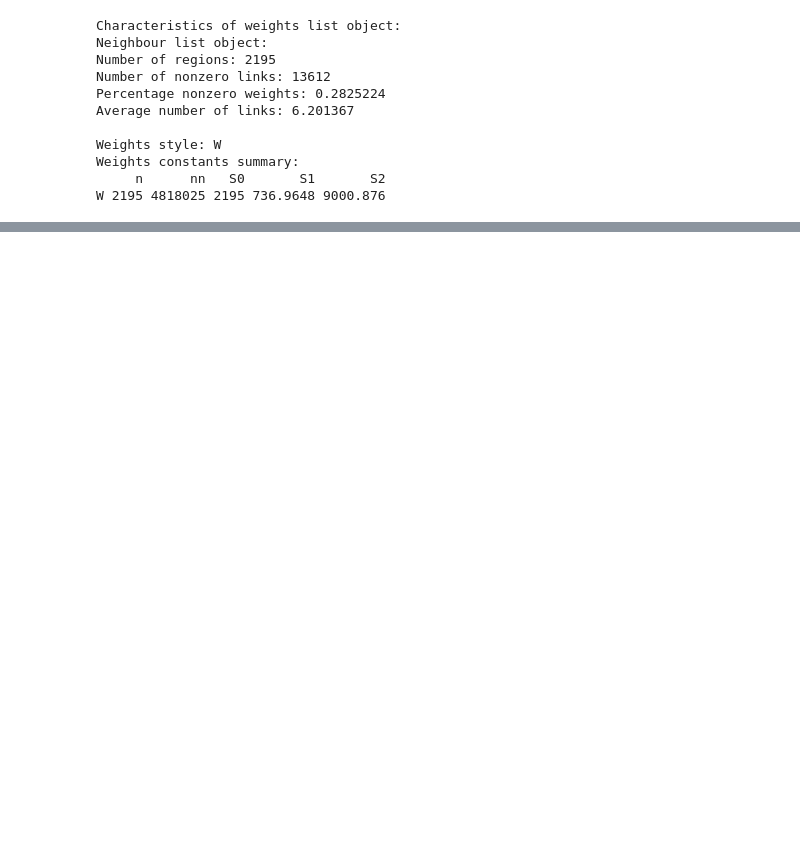
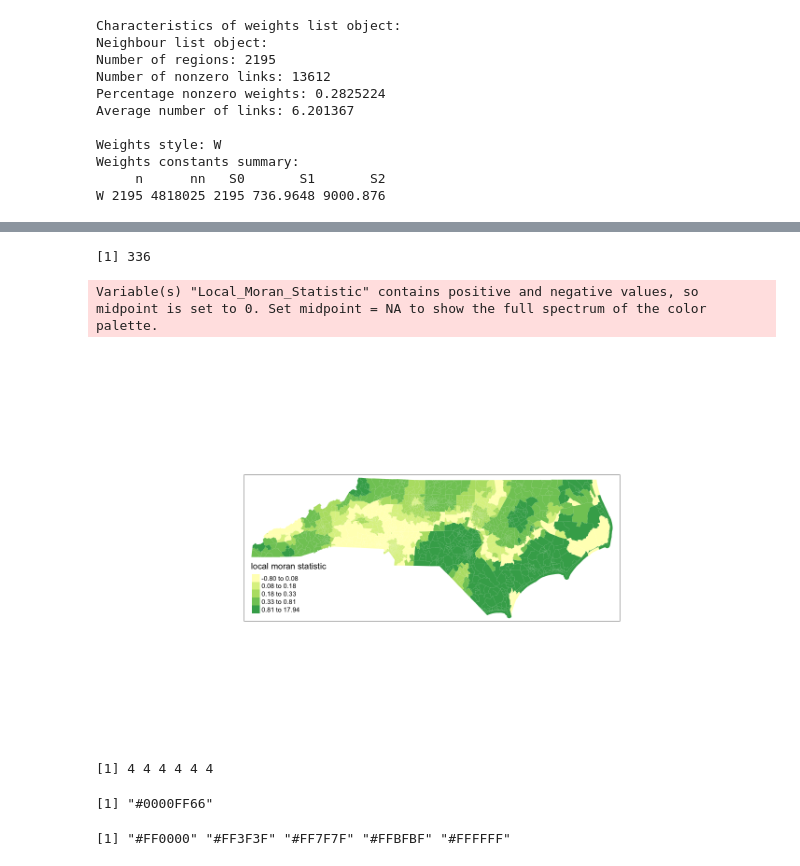
Before and after one commit to UNC-CEMALB/ENVIROSCAN, a Jupyter notebook: 6. Wildfire Risk Spatial Analysis/Wildfire Risk Spatial Analysis.ipynb, the cells around one changed output, grey strips where cells are left out. Drawn from its saved outputs; the diff is of its cells as text; code cells hidden in the pictures; blank space fills up the shorter version.

```diff
--- a/6. Wildfire Risk Spatial Analysis/Wildfire Risk Spatial Analysis.ipynb
+++ b/6. Wildfire Risk Spatial Analysis/Wildfire Risk Spatial Analysis.ipynb
@@ -270,0 +223,12 @@ A matrix: 6 × 5 of type dbl
+# %%
+#ordered_ids = order(whp_spatial_df$GEO_ID) remove!!!
+local <- data.frame(GEO_ID = whp_spatial_df$GEO_ID, # adding back in geo ids
+                    localmoran(x = whp_spatial_df$Wildfire_Hazard_Potential_Mean,
+                               listw = nb2listw(neighbors, style = "W")))
+
+# renaming col names
+colnames(local)[2:6] = c("Local_Moran_Statistic", "Statistic_Expectation", "Statistic_Variance", "Statistic_Std", "P Value")
+
+# adding a p adjusted col
+local$`P Adj` = p.adjust(local$`P Value`, method = "fdr")
+head(local)
@@ -271,21 +245,48 @@ A matrix: 6 × 5 of type dbl
+# %%
+# out of the 2,195 regions, 336 are significantly autocorrelated
+length(local$`P Adj`[local$`P Adj` < 0.05])
+# %% [output]
+[1] 336
+# %%
+# plot of local moran statistics, NOT SURE IF WE REALLY NEED THIS
+moran.map <- cbind(whp_spatial_sf, local)
+tm_shape(moran.map) +
+  tm_fill(col = "Local_Moran_Statistic",
+          style = "quantile",
+          title = "local moran statistic")
+# %% [output]
+Variable(s) "Local_Moran_Statistic" contains positive and negative values, so midpoint is set to 0. Set midpoint = NA to show the full spectrum of the color palette.
+[figure, added]
 # %%
-quadrant <- vector(mode="numeric",length=nrow(local))
+# plotting LISA clusters...whatever that means
+quadrant <- vector(mode = "numeric",length = nrow(local))
 
 # centers the variable of interest around its mean
 m.qualification <- whp_spatial_df$Wildfire_Hazard_Potential_Mean - mean(whp_spatial_df$Wildfire_Hazard_Potential_Mean)
 
 # centers the local Moran's around the mean
-m.local <- local[,1] - mean(local[,1])
+m.local <- local$Local_Moran_Statistic - mean(local$Local_Moran_Statistic)
 
 # significance threshold
 signif <- 0.05
 
 # builds a data quadrant
-quadrant[m.qualification >0 & m.local>0] <- 4
-quadrant[m.qualification <0 & m.local<0] <- 1
-quadrant[m.qualification <0 & m.local>0] <- 2
-quadrant[m.qualification >0 & m.local<0] <- 3
-quadrant[local[,5]>signif] <- 0
+quadrant[m.qualification > 0 & m.local > 0] <- 4
+quadrant[m.qualification < 0 & m.local < 0] <- 1
+quadrant[m.qualification < 0 & m.local > 0] <- 2
+quadrant[m.qualification > 0 & m.local < 0] <- 3
+quadrant[local$`P Adj` > signif] <- 0
+# %% [output]
+[1] 4 4 4 4 4 4
+# %%
+rgb(0,0,1,alpha=0.4)
+# %% [output]
+[1] "#0000FF66"
+# %%
+ramp <- colorRamp(c("red", "white"))
+rgb( ramp(seq(0, 1, length = 5)), max = 255)
+# %% [output]
+[1] "#FF0000" "#FF3F3F" "#FF7F7F" "#FFBFBF" "#FFFFFF"
 # %%
 brks <- c(0,1,2,3,4)
 colors <- c("white","blue",rgb(0,0,1,alpha=0.4),rgb(1,0,0,alpha=0.4),"red")
```
Also changed, not shown: parts of 31 cells of this notebook.
